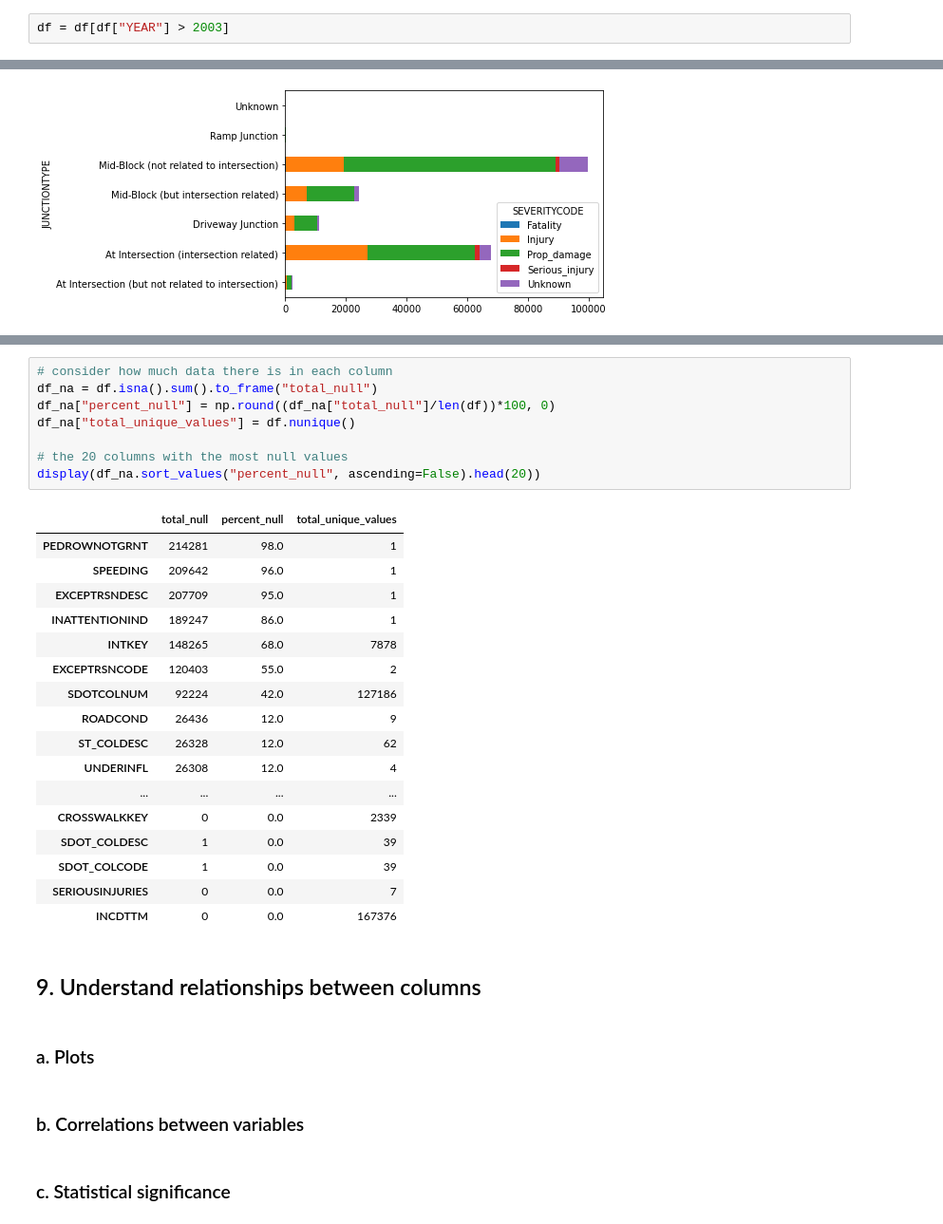
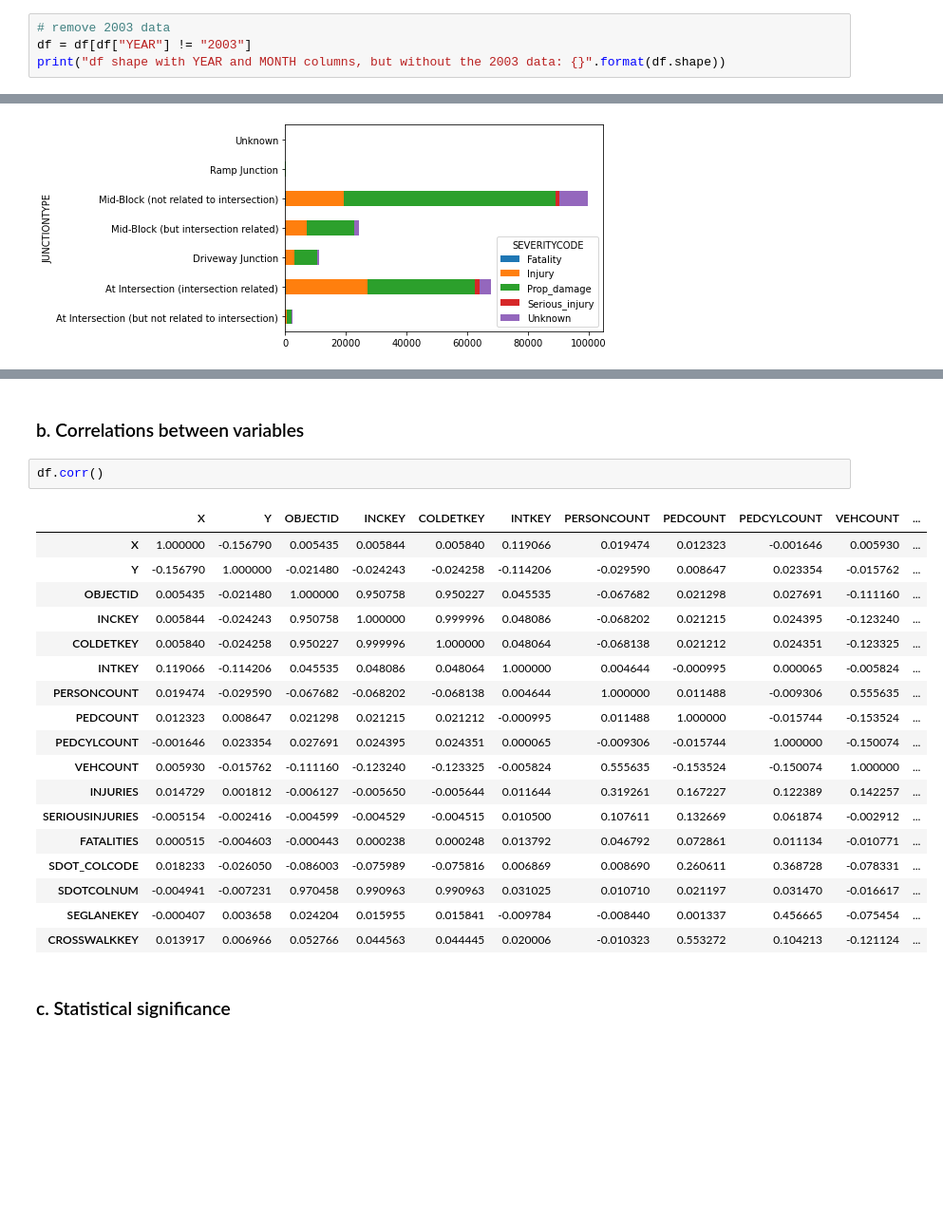
Before and after one commit to niwako/garbanzo, a Jupyter notebook: Workshop on EDA.ipynb, the cells around one changed output, grey strips where cells are left out. Shown at 95% size. Drawn from its saved outputs; the diff is of its cells as text; blank space fills up the shorter version.

```diff
--- a/Workshop on EDA.ipynb
+++ b/Workshop on EDA.ipynb
@@ -298,2 +340,4 @@ round(100*(df[["YEAR", "OBJECTID"]].groupby(by=["YEAR"]).count()/len(df)), 3)
-# %%
-df = df[df["YEAR"] > 2003]
+# %%
+# remove 2003 data
+df = df[df["YEAR"] != "2003"]
+print("df shape with YEAR and MONTH columns, but without the 2003 data: {}".format(df.shape))
@@ -1002,35 +1019,26 @@ But, we encourage you to decide for yourself whether you want to remove the sugg
-# %%
-# consider how much data there is in each column
-df_na = df.isna().sum().to_frame("total_null")
-df_na["percent_null"] = np.round((df_na["total_null"]/len(df))*100, 0)
-df_na["total_unique_values"] = df.nunique()
-
-# the 20 columns with the most null values
-display(df_na.sort_values("percent_null", ascending=False).head(20))
-# %% [output]
-|  | total_null | percent_null | total_unique_values |
-| PEDROWNOTGRNT | 214281 | 98.0 | 1 |
-| SPEEDING | 209642 | 96.0 | 1 |
-| EXCEPTRSNDESC | 207709 | 95.0 | 1 |
-| INATTENTIONIND | 189247 | 86.0 | 1 |
-| INTKEY | 148265 | 68.0 | 7878 |
-| EXCEPTRSNCODE | 120403 | 55.0 | 2 |
-| SDOTCOLNUM | 92224 | 42.0 | 127186 |
-| ROADCOND | 26436 | 12.0 | 9 |
-| ST_COLDESC | 26328 | 12.0 | 62 |
-| UNDERINFL | 26308 | 12.0 | 4 |
-| ... | ... | ... | ... |
-| CROSSWALKKEY | 0 | 0.0 | 2339 |
-| SDOT_COLDESC | 1 | 0.0 | 39 |
-| SDOT_COLCODE | 1 | 0.0 | 39 |
-| SERIOUSINJURIES | 0 | 0.0 | 7 |
-| INCDTTM | 0 | 0.0 | 167376 |
-# %% [markdown]
-## 9. Understand relationships between columns
-# %% [markdown]
-### a. Plots
 # %% [markdown]
 ### b. Correlations between variables
+# %%
+df.corr()
+# %% [output]
+|  | X | Y | OBJECTID | INCKEY | COLDETKEY | INTKEY | PERSONCOUNT | PEDCOUNT | PEDCYLCOUNT | VEHCOUNT | ... |
+| X | 1.000000 | -0.156790 | 0.005435 | 0.005844 | 0.005840 | 0.119066 | 0.019474 | 0.012323 | -0.001646 | 0.005930 | ... |
+| Y | -0.156790 | 1.000000 | -0.021480 | -0.024243 | -0.024258 | -0.114206 | -0.029590 | 0.008647 | 0.023354 | -0.015762 | ... |
+| OBJECTID | 0.005435 | -0.021480 | 1.000000 | 0.950758 | 0.950227 | 0.045535 | -0.067682 | 0.021298 | 0.027691 | -0.111160 | ... |
+| INCKEY | 0.005844 | -0.024243 | 0.950758 | 1.000000 | 0.999996 | 0.048086 | -0.068202 | 0.021215 | 0.024395 | -0.123240 | ... |
+| COLDETKEY | 0.005840 | -0.024258 | 0.950227 | 0.999996 | 1.000000 | 0.048064 | -0.068138 | 0.021212 | 0.024351 | -0.123325 | ... |
+| INTKEY | 0.119066 | -0.114206 | 0.045535 | 0.048086 | 0.048064 | 1.000000 | 0.004644 | -0.000995 | 0.000065 | -0.005824 | ... |
+| PERSONCOUNT | 0.019474 | -0.029590 | -0.067682 | -0.068202 | -0.068138 | 0.004644 | 1.000000 | 0.011488 | -0.009306 | 0.555635 | ... |
+| PEDCOUNT | 0.012323 | 0.008647 | 0.021298 | 0.021215 | 0.021212 | -0.000995 | 0.011488 | 1.000000 | -0.015744 | -0.153524 | ... |
+| PEDCYLCOUNT | -0.001646 | 0.023354 | 0.027691 | 0.024395 | 0.024351 | 0.000065 | -0.009306 | -0.015744 | 1.000000 | -0.150074 | ... |
+| VEHCOUNT | 0.005930 | -0.015762 | -0.111160 | -0.123240 | -0.123325 | -0.005824 | 0.555635 | -0.153524 | -0.150074 | 1.000000 | ... |
+| INJURIES | 0.014729 | 0.001812 | -0.006127 | -0.005650 | -0.005644 | 0.011644 | 0.319261 | 0.167227 | 0.122389 | 0.142257 | ... |
+| SERIOUSINJURIES | -0.005154 | -0.002416 | -0.004599 | -0.004529 | -0.004515 | 0.010500 | 0.107611 | 0.132669 | 0.061874 | -0.002912 | ... |
+| FATALITIES | 0.000515 | -0.004603 | -0.000443 | 0.000238 | 0.000248 | 0.013792 | 0.046792 | 0.072861 | 0.011134 | -0.010771 | ... |
+| SDOT_COLCODE | 0.018233 | -0.026050 | -0.086003 | -0.075989 | -0.075816 | 0.006869 | 0.008690 | 0.260611 | 0.368728 | -0.078331 | ... |
+| SDOTCOLNUM | -0.004941 | -0.007231 | 0.970458 | 0.990963 | 0.990963 | 0.031025 | 0.010710 | 0.021197 | 0.031470 | -0.016617 | ... |
+| SEGLANEKEY | -0.000407 | 0.003658 | 0.024204 | 0.015955 | 0.015841 | -0.009784 | -0.008440 | 0.001337 | 0.456665 | -0.075454 | ... |
+| CROSSWALKKEY | 0.013917 | 0.006966 | 0.052766 | 0.044563 | 0.044445 | 0.020006 | -0.010323 | 0.553272 | 0.104213 | -0.121124 | ... |
 # %% [markdown]
 ### c. Statistical significance
 # %% [markdown]
```
Also changed, not shown: parts of 36 cells of this notebook.
